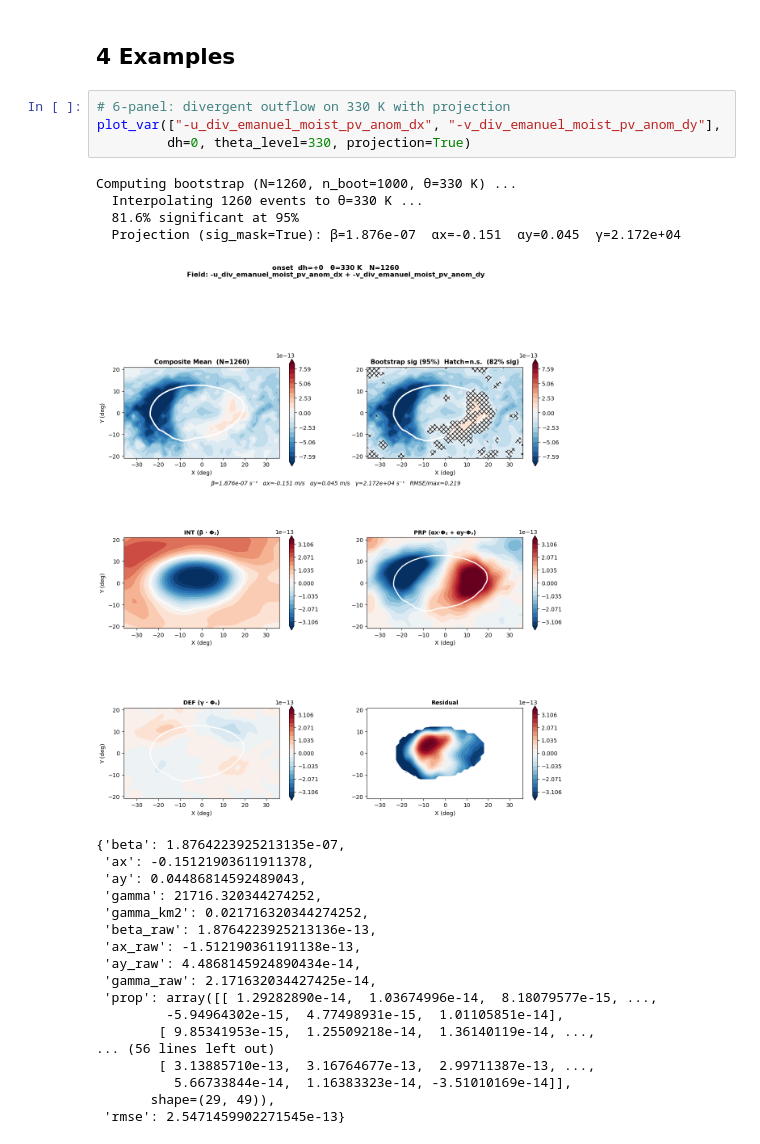
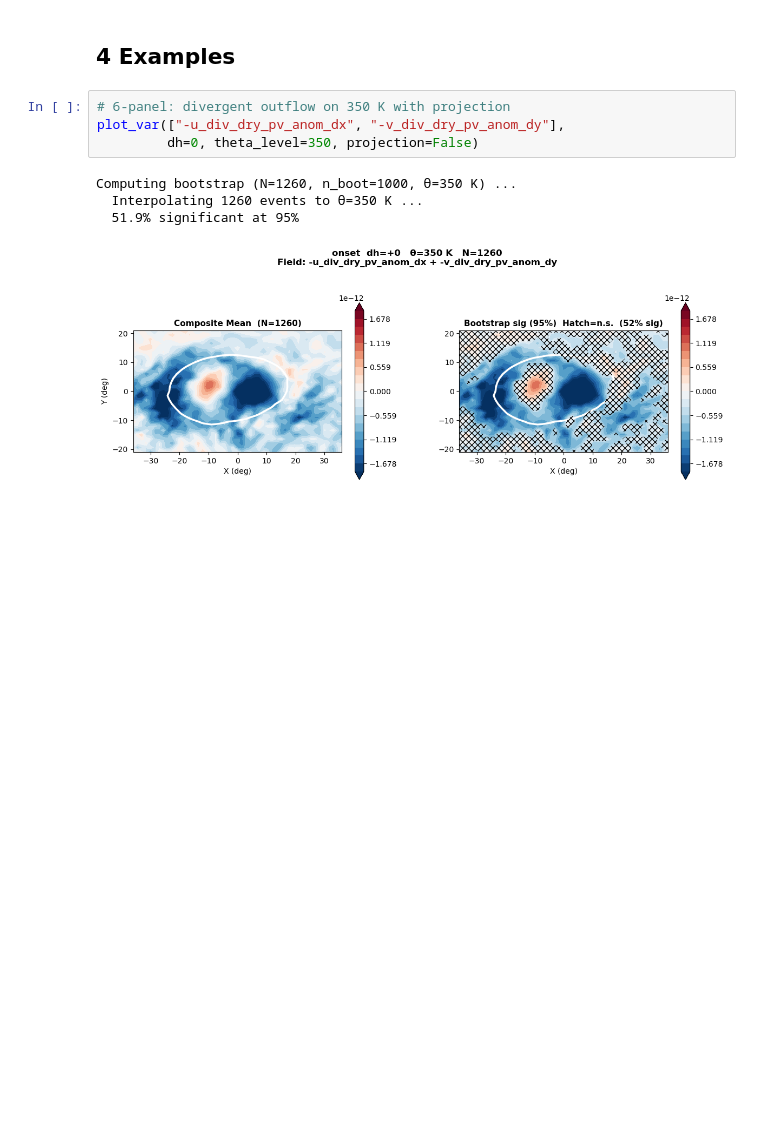
Before and after one commit to yanxingjianken/pvtend, a Jupyter notebook: examples/04i_single_var_isentropic_composite.ipynb, the cells around one changed output. Saved outputs shown, nothing was run; the diff lists cells and outputs as text; blank space fills up the shorter version.

```diff
--- a/examples/04i_single_var_isentropic_composite.ipynb
+++ b/examples/04i_single_var_isentropic_composite.ipynb
@@ -536,30 +648,12 @@ plot_var() defined.
 # %% [markdown]
 ## 4  Examples
 # %%
-# 6-panel: divergent outflow on 330 K with projection
-plot_var(["-u_div_emanuel_moist_pv_anom_dx", "-v_div_emanuel_moist_pv_anom_dy"],
-         dh=0, theta_level=330, projection=True)
+# 6-panel: divergent outflow on 350 K with projection
+plot_var(["-u_div_dry_pv_anom_dx", "-v_div_dry_pv_anom_dy"],
+         dh=0, theta_level=350, projection=False)
 # %% [output]
-Computing bootstrap (N=1260, n_boot=1000, θ=330 K) ...
-  Interpolating 1260 events to θ=330 K ...
-  81.6% significant at 95%
-  Projection (sig_mask=True): β=1.876e-07  αx=-0.151  αy=0.045  γ=2.172e+04
+Computing bootstrap (N=1260, n_boot=1000, θ=350 K) ...
+  Interpolating 1260 events to θ=350 K ...
+  51.9% significant at 95%
-[figure, old version]
+[figure, new version]
-{'beta': 1.8764223925213135e-07,
- 'ax': -0.15121903611911378,
- 'ay': 0.04486814592489043,
- 'gamma': 21716.320344274252,
- 'gamma_km2': 0.021716320344274252,
- 'beta_raw': 1.8764223925213136e-13,
- 'ax_raw': -1.512190361191138e-13,
- 'ay_raw': 4.4868145924890434e-14,
- 'gamma_raw': 2.171632034427425e-14,
- 'prop': array([[ 1.29282890e-14,  1.03674996e-14,  8.18079577e-15, ...,
-         -5.94964302e-15,  4.77498931e-15,  1.01105851e-14],
-        [ 9.85341953e-15,  1.25509218e-14,  1.36140119e-14, ...,
-... (56 lines left out)
-        [ 3.13885710e-13,  3.16764677e-13,  2.99711387e-13, ...,
-          5.66733844e-14,  1.16383323e-14, -3.51010169e-14]],
-       shape=(29, 49)),
- 'rmse': 2.5471459902271545e-13}
 # %%
```
Also changed, not shown: parts of 9 cells of this notebook, 14 other files.
